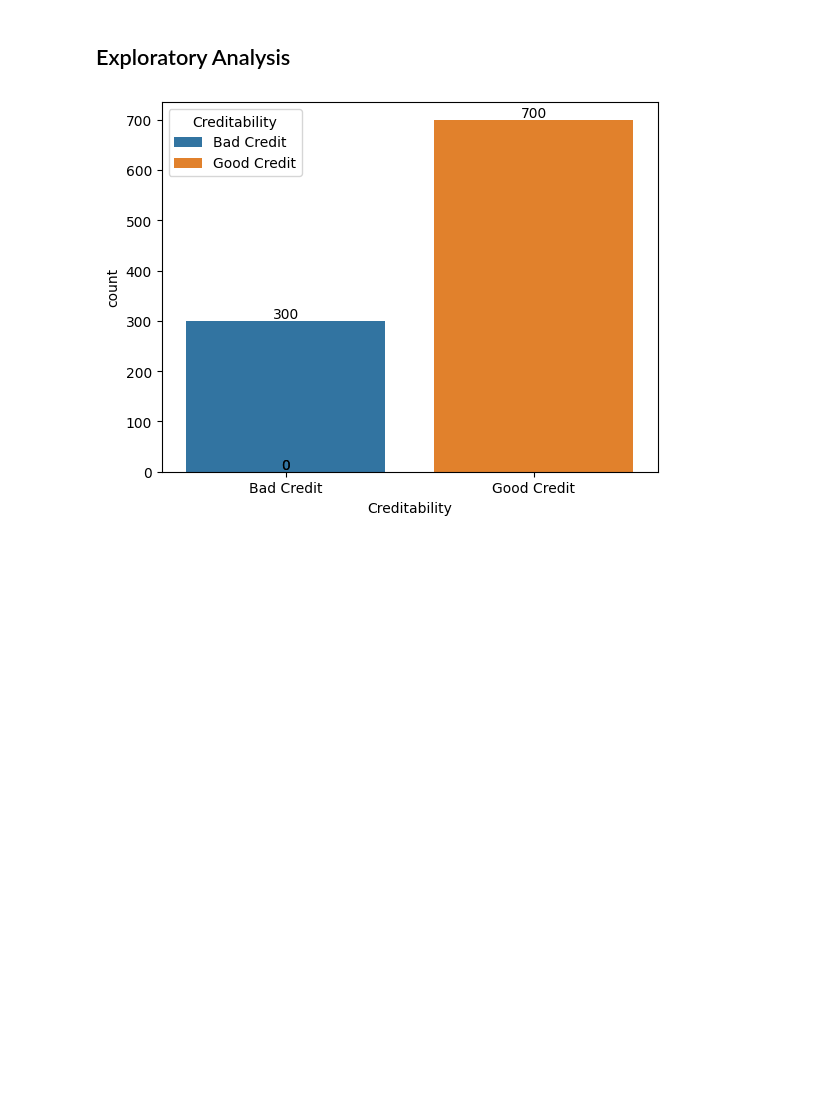
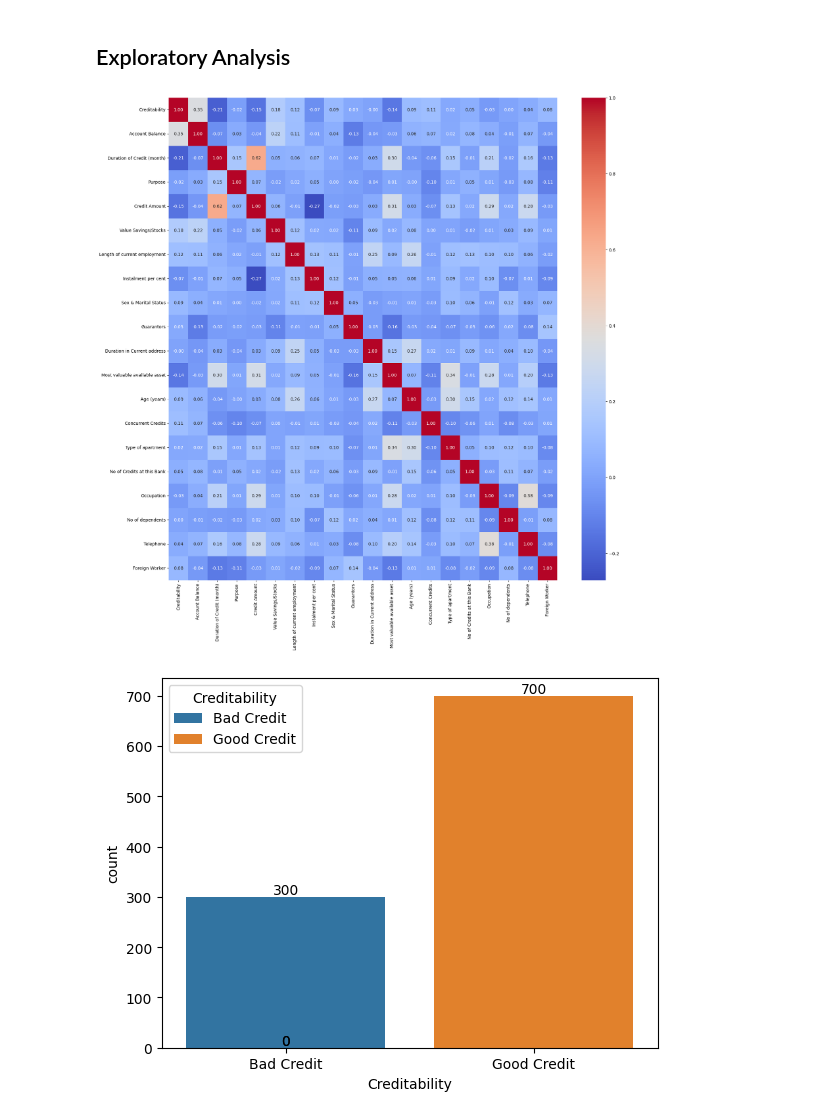
Before and after one commit to RLMurta/german_credit_exploratory_analysis, a Jupyter notebook: index.ipynb, the cells around one changed output. Saved outputs shown, nothing was run; the diff lists cells and outputs as text; code cells hidden in the pictures; blank space fills up the shorter version.

```diff
--- a/index.ipynb
+++ b/index.ipynb
@@ -94,6 +103,13 @@ df.head()
 5 rows × 23 columns
 # %% [markdown]
 ## Exploratory Analysis
+# %%
+# do a heatmap with the correlation matrix
+plt.figure(figsize=(20, 20))
+sns.heatmap(df.drop(columns=['Gender', 'Age Group', 'Payment Status of Previous Credit']).corr(), annot=True, fmt=".2f", cmap='coolwarm')
+plt.show()
+# %% [output]
+[figure, added]
 # %%
 # --------------------------- Creditability -------------------------
 
```
Also changed, not shown: parts of 6 cells of this notebook.
